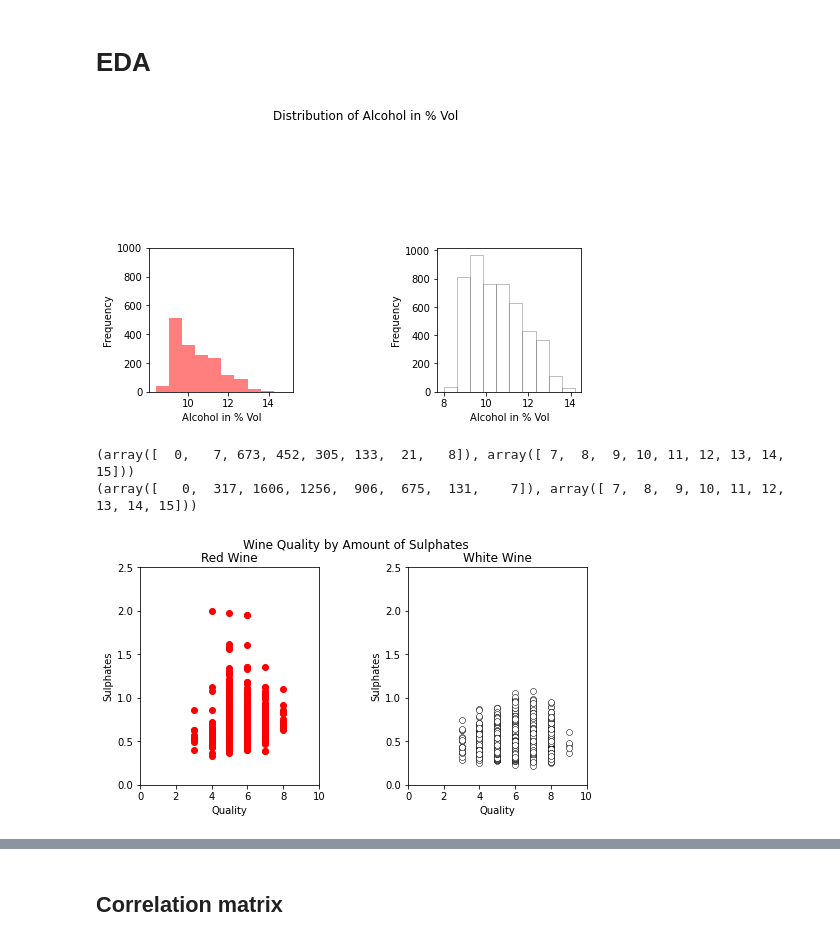
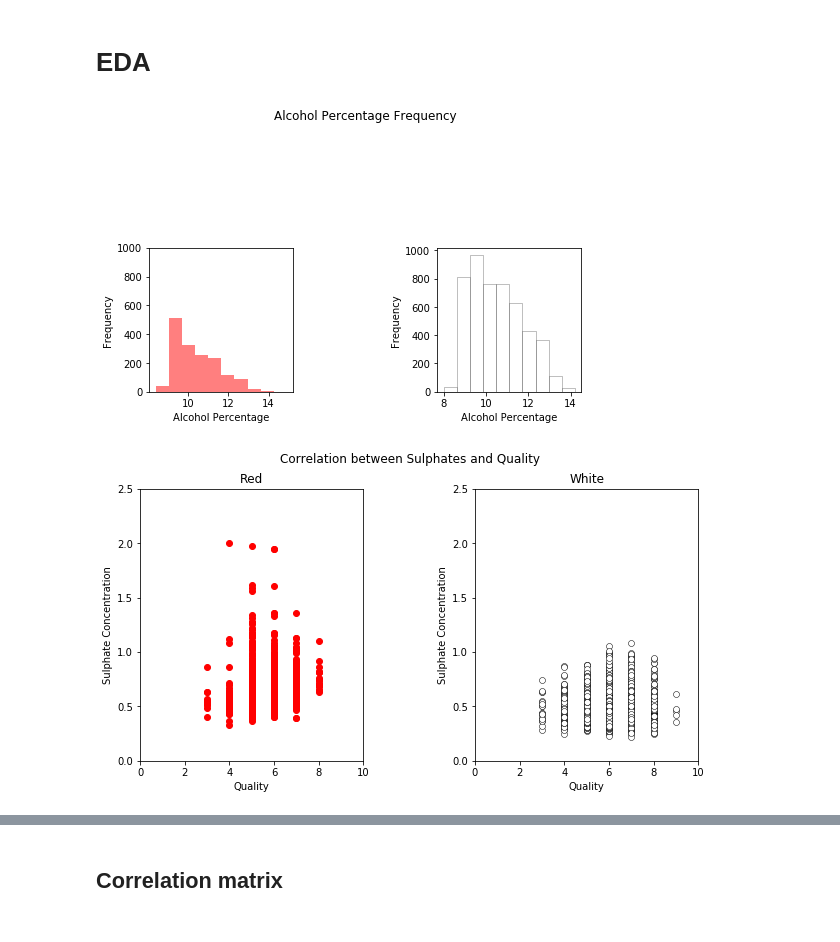
Before and after one commit to manmeet3/Deep_Learning, a Jupyter notebook: homework_2_graded/keras_boolean_crossentropy.ipynb, the cells around one changed output, grey strips where cells are left out. Drawn from its saved outputs; the diff is of its cells as text; code cells hidden in the pictures.

```diff
--- a/homework_2_graded/keras_boolean_crossentropy.ipynb
+++ b/homework_2_graded/keras_boolean_crossentropy.ipynb
@@ -17,6 +17,6 @@ Using TensorFlow backend.
 # Read Standard Wine Datasets
 # %%
 # Reading wine dataset
-white = pd.read_csv("http://archive.ics.uci.edu/ml/machine-learning-databases/wine-quality/winequality-white.csv", sep=';')
-red = pd.read_csv("http://archive.ics.uci.edu/ml/machine-learning-databases/wine-quality/winequality-red.csv", sep=';')
+white_wine = pd.read_csv("http://archive.ics.uci.edu/ml/machine-learning-databases/wine-quality/winequality-white.csv", sep=';')
+red_wine = pd.read_csv("http://archive.ics.uci.edu/ml/machine-learning-databases/wine-quality/winequality-red.csv", sep=';')
 # %%
@@ -79,48 +75,41 @@ white.tail(5)
 # %%
 fig, ax = plt.subplots(1, 2)
 
-ax[0].hist(red.alcohol, 10, facecolor='red', alpha=0.5, label="Red wine")
-ax[1].hist(white.alcohol, 10, facecolor='white', ec="black", lw=0.5, alpha=0.5, label="White wine")
+ax[0].hist(red_wine.alcohol, 10, facecolor='red', alpha=0.5, label="Red wine")
+ax[1].hist(white_wine.alcohol, 10, facecolor='white', ec="black", lw=0.5, alpha=0.5, label="White wine")
 
 fig.subplots_adjust(left=0, right=1, bottom=0, top=0.5, hspace=0.05, wspace=1)
 ax[0].set_ylim([0, 1000])
-ax[0].set_xlabel("Alcohol in % Vol")
+ax[0].set_xlabel("Alcohol Percentage")
 ax[0].set_ylabel("Frequency")
-ax[1].set_xlabel("Alcohol in % Vol")
+ax[1].set_xlabel("Alcohol Percentage")
 ax[1].set_ylabel("Frequency")
-#ax[0].legend(loc='best')
-#ax[1].legend(loc='best')
-fig.suptitle("Distribution of Alcohol in % Vol")
+
+fig.suptitle("Alcohol Percentage Frequency")
 
 plt.show()
 # %% [output]
-[figure, old version]
+[figure, new version]
-# %%
-print(np.histogram(red.alcohol, bins=[7,8,9,10,11,12,13,14,15]))
-print(np.histogram(white.alcohol, bins=[7,8,9,10,11,12,13,14,15]))
-# %% [output]
-(array([  0,   7, 673, 452, 305, 133,  21,   8]), array([ 7,  8,  9, 10, 11, 12, 13, 14, 15]))
-(array([   0,  317, 1606, 1256,  906,  675,  131,    7]), array([ 7,  8,  9, 10, 11, 12, 13, 14, 15]))
 # %%
-fig, ax = plt.subplots(1, 2, figsize=(8, 4))
+fig, ax = plt.subplots(1, 2, figsize=(10, 5))
 
-ax[0].scatter(red['quality'], red["sulphates"], color="red")
-ax[1].scatter(white['quality'], white['sulphates'], color="white", edgecolors="black", lw=0.5)
+ax[0].scatter(red_wine['quality'], red_wine["sulphates"], color="red")
+ax[1].scatter(white_wine['quality'], white_wine['sulphates'], color="white", edgecolors="black", lw=0.5)
 
-ax[0].set_title("Red Wine")
-ax[1].set_title("White Wine")
+ax[0].set_title("Red")
+ax[1].set_title("White")
 ax[0].set_xlabel("Quality")
 ax[1].set_xlabel("Quality")
-ax[0].set_ylabel("Sulphates")
-ax[1].set_ylabel("Sulphates")
+ax[0].set_ylabel("Sulphate Concentration")
+ax[1].set_ylabel("Sulphate Concentration")
 ax[0].set_xlim([0,10])
 ax[1].set_xlim([0,10])
 ax[0].set_ylim([0,2.5])
 ax[1].set_ylim([0,2.5])
 fig.subplots_adjust(wspace=0.5)
-fig.suptitle("Wine Quality by Amount of Sulphates")
+fig.suptitle("Correlation between Sulphates and Quality")
 
 plt.show()
 # %% [output]
-[figure, old version]
+[figure, new version]
 # %%
```
Also changed, not shown: parts of 12 cells of this notebook, 3 other files.
